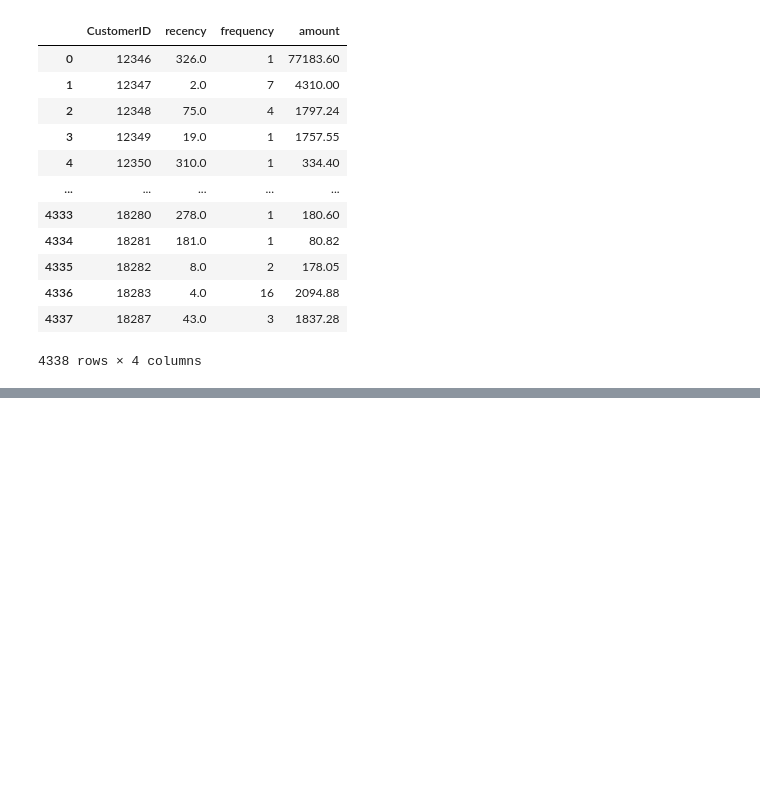
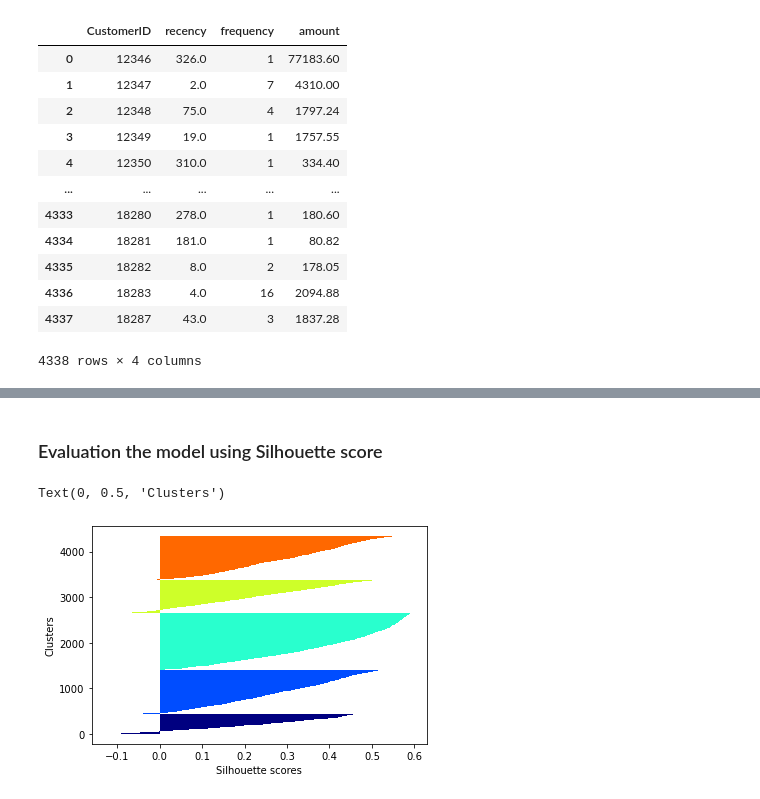
Before and after one commit to HanDuyNguyen/Data-Science-Projects, a Jupyter notebook: Machine Learning for Retails/market-segmentation.ipynb, the cells around one changed output, grey strips where cells are left out. Drawn from its saved outputs; the diff is of its cells as text; code cells hidden in the pictures; blank space fills up the shorter version.

```diff
--- a/Machine Learning for Retails/market-segmentation.ipynb
+++ b/Machine Learning for Retails/market-segmentation.ipynb
@@ -625,0 +723,25 @@ customer_history_df
+# %% [markdown]
+### Evaluation the model using Silhouette score
+# %%
+from sklearn.metrics import silhouette_samples, silhouette_score
+k = 5
+clf = KMeans(n_clusters = k)
+clf.fit(X_scale)
+cluster_labels = clf.predict(X_scale)
+silhouette_scores = silhouette_samples(X_scale, cluster_labels)
+y_lower = 0
+y_upper = 0
+for i in range(k):
+    isilhouette_scores = silhouette_scores[cluster_labels == i]
+    isilhouette_scores.sort()
+    y_upper += len(isilhouette_scores)
+    color  = cm.jet(float(i)/k)
+    plt.barh(range(y_lower, y_upper), isilhouette_scores, height = 1.0, color = color, edgecolor='none')
+    y_lower += len(isilhouette_scores)
+
+plt.xlabel('Silhouette scores')
+plt.ylabel('Clusters')
+plt.show()
+# %% [output]
+Text(0, 0.5, 'Clusters')
+[figure, added]
```
Also changed, not shown: parts of 15 cells of this notebook.
